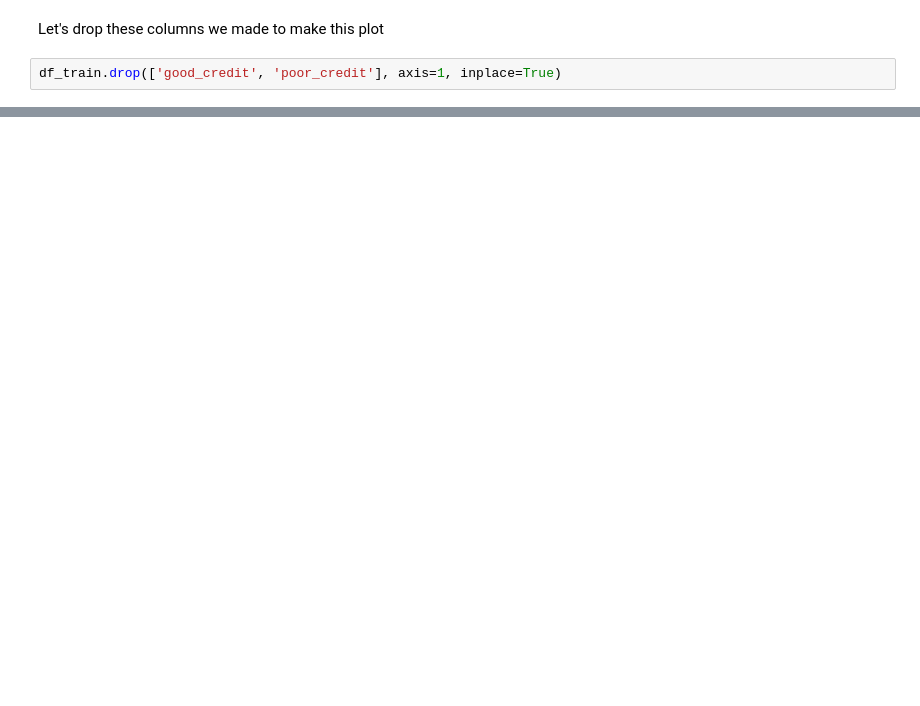
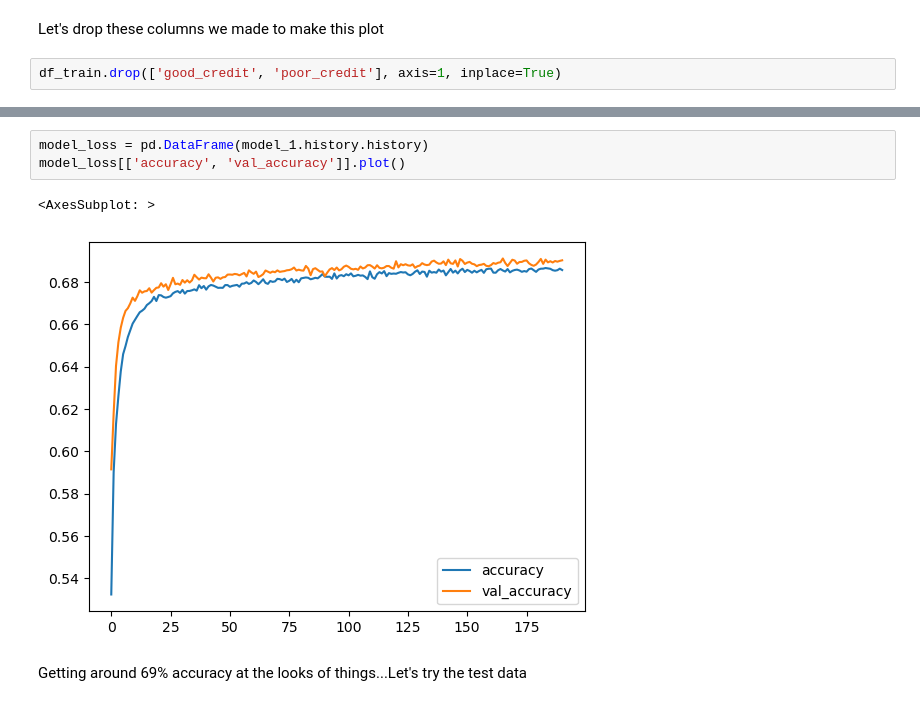
Before and after one commit to jackhenshaw/creditScore, a Jupyter notebook: credit_score.ipynb, the cells around one changed output, grey strips where cells are left out. Drawn from its saved outputs; the diff is of its cells as text; blank space fills up the shorter version.

```diff
--- a/credit_score.ipynb
+++ b/credit_score.ipynb
@@ -1709,0 +1826,8 @@ df_train.drop(['good_credit', 'poor_credit'], axis=1, inplace=True)
+# %%
+model_loss = pd.DataFrame(model_1.history.history)
+model_loss[['accuracy', 'val_accuracy']].plot()
+# %% [output]
+<AxesSubplot: >
+[figure, added]
+# %% [markdown]
+Getting around 69% accuracy at the looks of things...Let's try the test data
```
Also changed, not shown: parts of 28 cells of this notebook, 2 other files.
